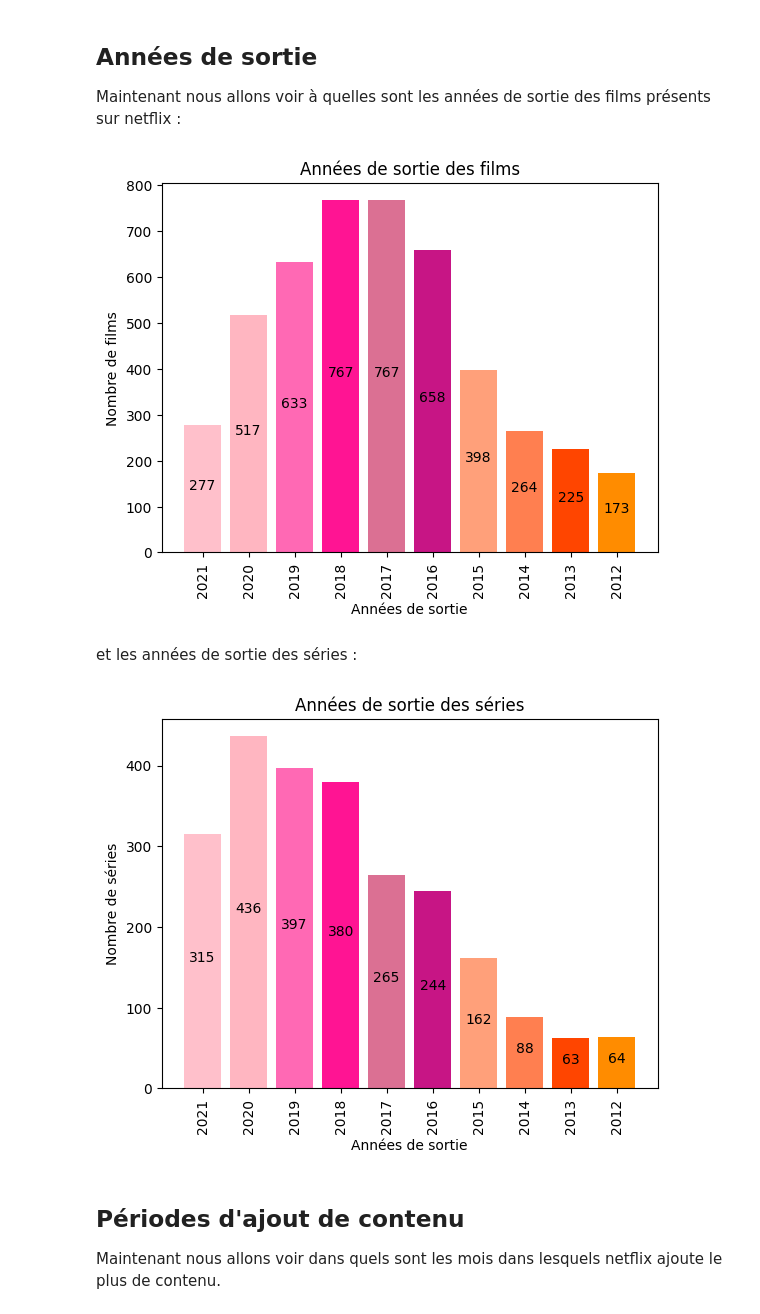
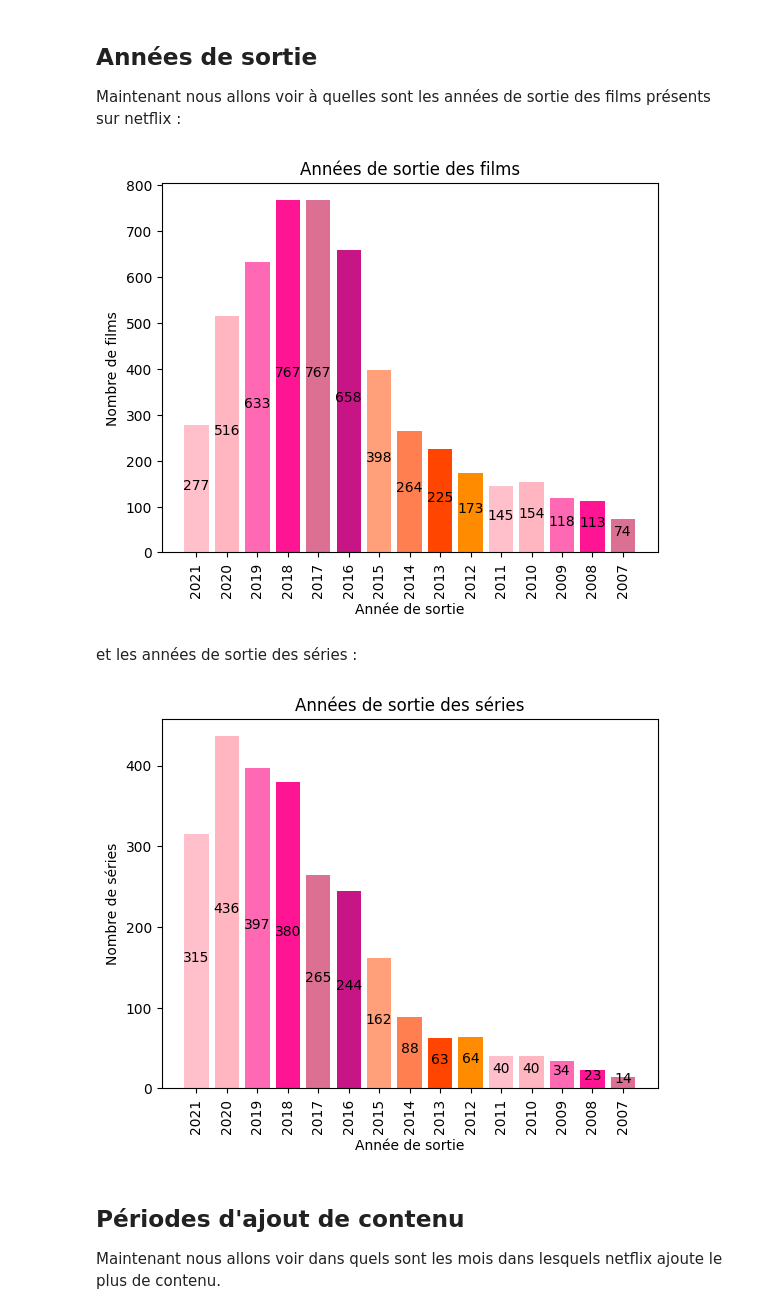
Before and after one commit to hediturki123/netflix-dataset-analysis, a Jupyter notebook: src/projet.ipynb, the cells around one changed output. Cells and saved outputs as stored; diff of their text form; code cells hidden in the pictures.

```diff
--- a/src/projet.ipynb
+++ b/src/projet.ipynb
@@ -8,7 +8,7 @@ Lecture du dataset
 netflix_df = pd.read_csv("../data/netflix_titles.csv", delimiter=",",
                          names=["show_id", "type", "title", "director", "cast", "country", "date_added", "release_year",
                                 "rating", "duration"
-                             , "listed_in", "description"])
+                             , "listed_in", "description"], header=1)
 # %% [markdown]
 Nettoyage des données : supprimer les NaN
 # %%
@@ -153,0 +134,5 @@ En observant toutes les classifications présentes dans nos données, nous pouvo
+# %%
+# Nettoyage des classifications erronées
+netflix_df['rating'].replace(to_replace=[None, 'UR', '66 min', '74 min', '84 min'], value='NR', inplace=True)
+
+display(netflix_df["rating"].unique().tolist()[1:])
@@ -225,19 +232,19 @@ display_pie(tv_show_genres_occ)
 ## Années de sortie
 Maintenant nous allons voir à quelles sont les années de sortie des films présents sur netflix :
 # %%
-movies_release = netflix_df["release_year"][netflix_df.loc[::, "type"] == movie]
+movies_release = netflix_df["release_year"].astype(str)[netflix_df.loc[::, "type"] == movie]
 movies_release_occ = count_occ(movies_release, False)
-display_bar(movies_release_occ, "Années de sortie des films", "Années de sortie", "Nombre de films")
+display_bar(movies_release_occ, "Années de sortie des films", "Année de sortie", "Nombre de films", n=15)
 # %% [output]
-[figure, old version]
+[figure, new version]
 # %% [markdown]
 et les années de sortie des séries :
 # %%
-tv_shows_release = netflix_df["release_year"][netflix_df.loc[::, "type"] == tv_show]
-tv_shows_release_occ = count_occ(tv_shows_release, False)
-display_bar(tv_shows_release_occ, "Années de sortie des séries", "Années de sortie", "Nombre de séries")
+tv_shows_release = netflix_df["release_year"].astype(str)[netflix_df.loc[::, "type"] == tv_show]
+tv_shows_release_occ = count_occ(tv_shows_release, sorted_list=False)
+display_bar(tv_shows_release_occ, "Années de sortie des séries", "Année de sortie", "Nombre de séries", n=15)
 # %% [output]
-[figure, old version]
+[figure, new version]
 # %% [markdown]
 ## Périodes d'ajout de contenu
 
```
Also changed, not shown: parts of 21 cells of this notebook, 2 other files.
